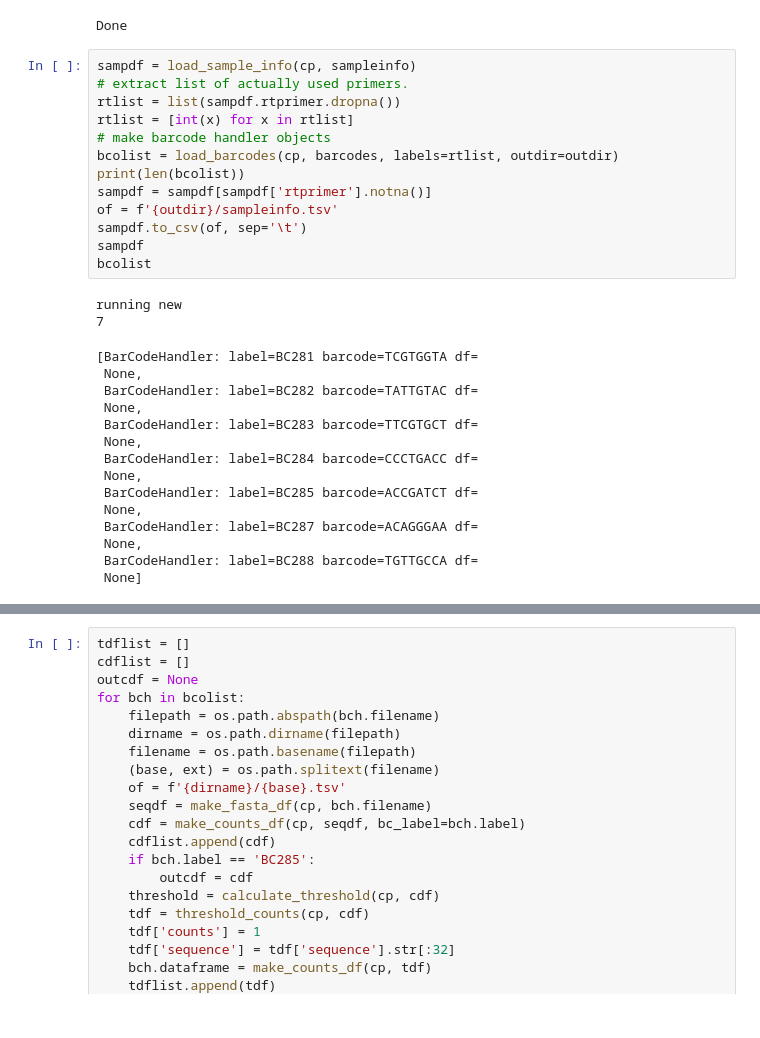
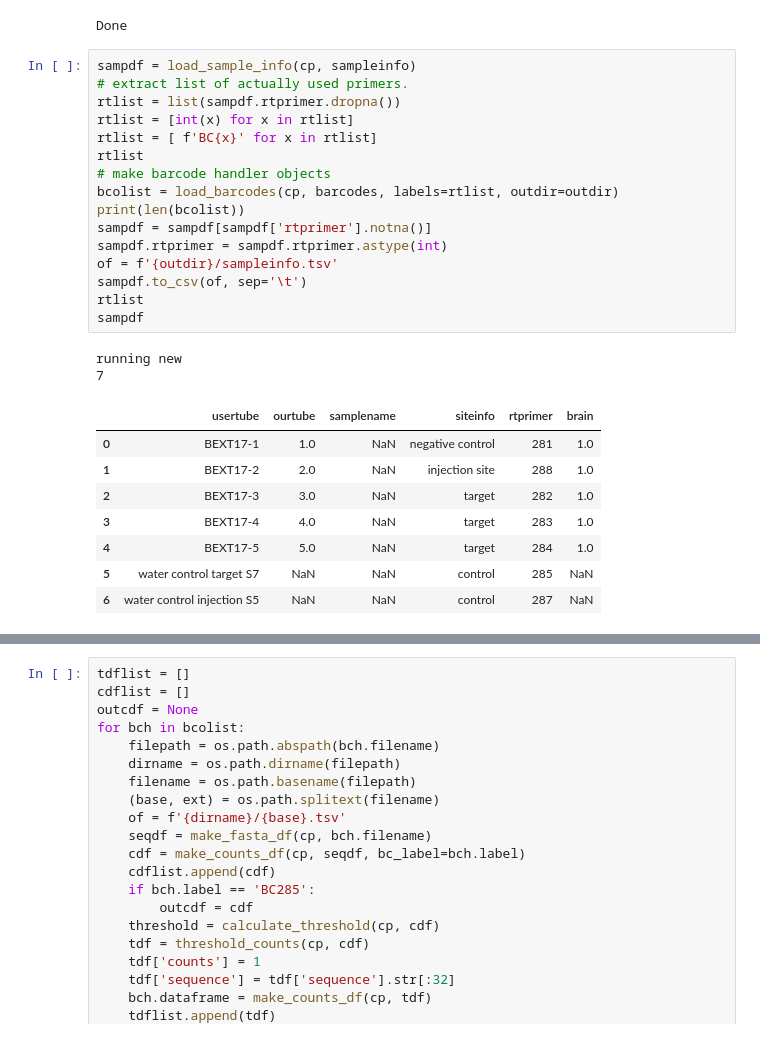
Before and after one commit to ZadorLaboratory/mapseq-processing, a Jupyter notebook: notebooks/MAPseq Analysis.ipynb, the cells around one changed output, grey strips where cells are left out. Saved outputs shown, nothing was run; the diff lists cells and outputs as text.

Commit message:
Update. Handle multiple fastq sets.

```diff
--- a/notebooks/MAPseq Analysis.ipynb
+++ b/notebooks/MAPseq Analysis.ipynb
@@ -51,33 +52,30 @@ Done
 # %%
 sampdf = load_sample_info(cp, sampleinfo)
 # extract list of actually used primers.
 rtlist = list(sampdf.rtprimer.dropna())
 rtlist = [int(x) for x in rtlist]
+rtlist = [ f'BC{x}' for x in rtlist]
+rtlist
 # make barcode handler objects
 bcolist = load_barcodes(cp, barcodes, labels=rtlist, outdir=outdir)
 print(len(bcolist))
 sampdf = sampdf[sampdf['rtprimer'].notna()]
+sampdf.rtprimer = sampdf.rtprimer.astype(int)
 of = f'{outdir}/sampleinfo.tsv'
 sampdf.to_csv(of, sep='\t')
+rtlist
 sampdf
-bcolist
 # %% [output]
 running new
 7
-[BarCodeHandler: label=BC281 barcode=TCGTGGTA df=
- None,
- BarCodeHandler: label=BC282 barcode=TATTGTAC df=
- None,
- BarCodeHandler: label=BC283 barcode=TTCGTGCT df=
- None,
- BarCodeHandler: label=BC284 barcode=CCCTGACC df=
- None,
- BarCodeHandler: label=BC285 barcode=ACCGATCT df=
- None,
- BarCodeHandler: label=BC287 barcode=ACAGGGAA df=
- None,
- BarCodeHandler: label=BC288 barcode=TGTTGCCA df=
- None]
+|  | usertube | ourtube | samplename | siteinfo | rtprimer | brain |
+| 0 | BEXT17-1 | 1.0 | NaN | negative control | 281 | 1.0 |
+| 1 | BEXT17-2 | 2.0 | NaN | injection site | 288 | 1.0 |
+| 2 | BEXT17-3 | 3.0 | NaN | target | 282 | 1.0 |
+| 3 | BEXT17-4 | 4.0 | NaN | target | 283 | 1.0 |
+| 4 | BEXT17-5 | 5.0 | NaN | target | 284 | 1.0 |
+| 5 | water control target S7 | NaN | NaN | control | 285 | NaN |
+| 6 | water control injection S5 | NaN | NaN | control | 287 | NaN |
 # %%
 # handle all the input. usually takes ~ minutes
 # M229. 297M reads.
```
Also changed, not shown: parts of 2 cells of this notebook, 4 other files.
